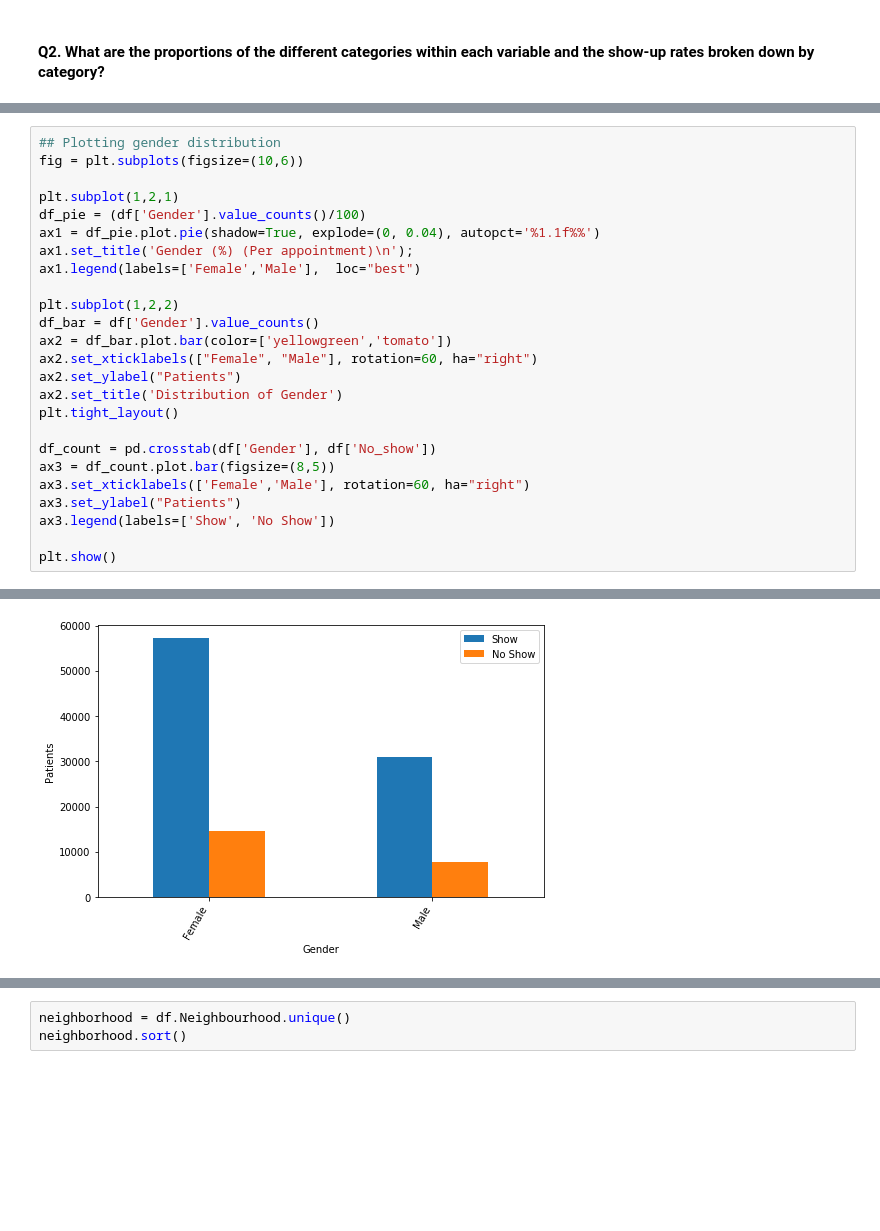
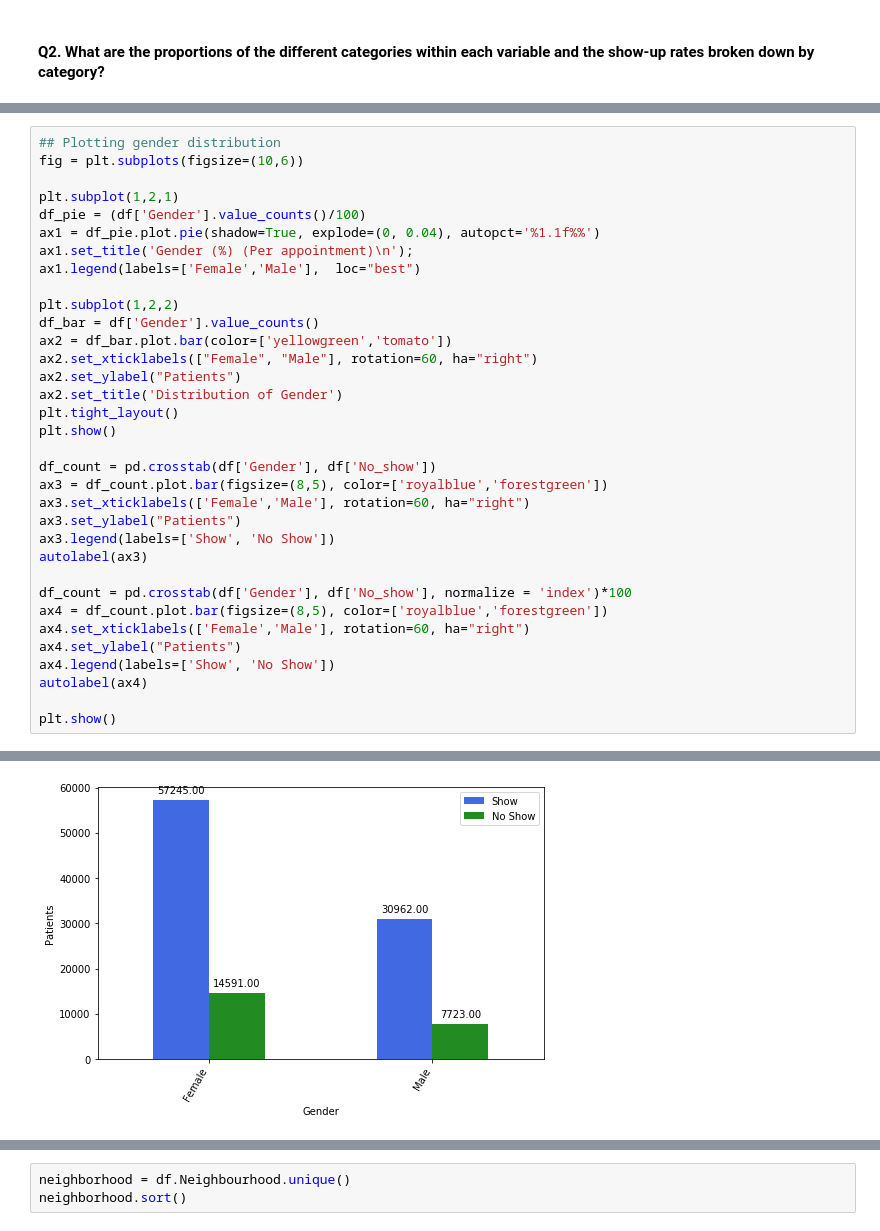
Before and after one commit to Lashuk1729/Medical-Appointment-No-Shows, a Jupyter notebook: Investigate_a_Dataset.ipynb, the cells around one changed output, grey strips where cells are left out. Cells and saved outputs as stored; diff of their text form; blank space fills up the shorter version.

Commit message:
Added Labels to Bar Plot

```diff
--- a/Investigate_a_Dataset.ipynb
+++ b/Investigate_a_Dataset.ipynb
@@ -406,28 +436,37 @@ Looking at the pie chart above, the overall show-up rate is __79.8%__.
 # %%
 ## Plotting gender distribution
 fig = plt.subplots(figsize=(10,6))
 
 plt.subplot(1,2,1)
 df_pie = (df['Gender'].value_counts()/100)
 ax1 = df_pie.plot.pie(shadow=True, explode=(0, 0.04), autopct='%1.1f%%')
 ax1.set_title('Gender (%) (Per appointment)\n');
 ax1.legend(labels=['Female','Male'],  loc="best")
 
 plt.subplot(1,2,2)
 df_bar = df['Gender'].value_counts()
 ax2 = df_bar.plot.bar(color=['yellowgreen','tomato'])
 ax2.set_xticklabels(["Female", "Male"], rotation=60, ha="right")
 ax2.set_ylabel("Patients")
 ax2.set_title('Distribution of Gender')
 plt.tight_layout()
+plt.show()
 
 df_count = pd.crosstab(df['Gender'], df['No_show'])
-ax3 = df_count.plot.bar(figsize=(8,5))
+ax3 = df_count.plot.bar(figsize=(8,5), color=['royalblue','forestgreen'])
 ax3.set_xticklabels(['Female','Male'], rotation=60, ha="right")
 ax3.set_ylabel("Patients")
 ax3.legend(labels=['Show', 'No Show'])
+autolabel(ax3)
+
+df_count = pd.crosstab(df['Gender'], df['No_show'], normalize = 'index')*100
+ax4 = df_count.plot.bar(figsize=(8,5), color=['royalblue','forestgreen'])
+ax4.set_xticklabels(['Female','Male'], rotation=60, ha="right")
+ax4.set_ylabel("Patients")
+ax4.legend(labels=['Show', 'No Show'])
+autolabel(ax4)
 
 plt.show()
 # %% [output]
 [figure]
-[figure, old version]
+[figure, new version]
```
Also changed, not shown: parts of 14 cells of this notebook.
